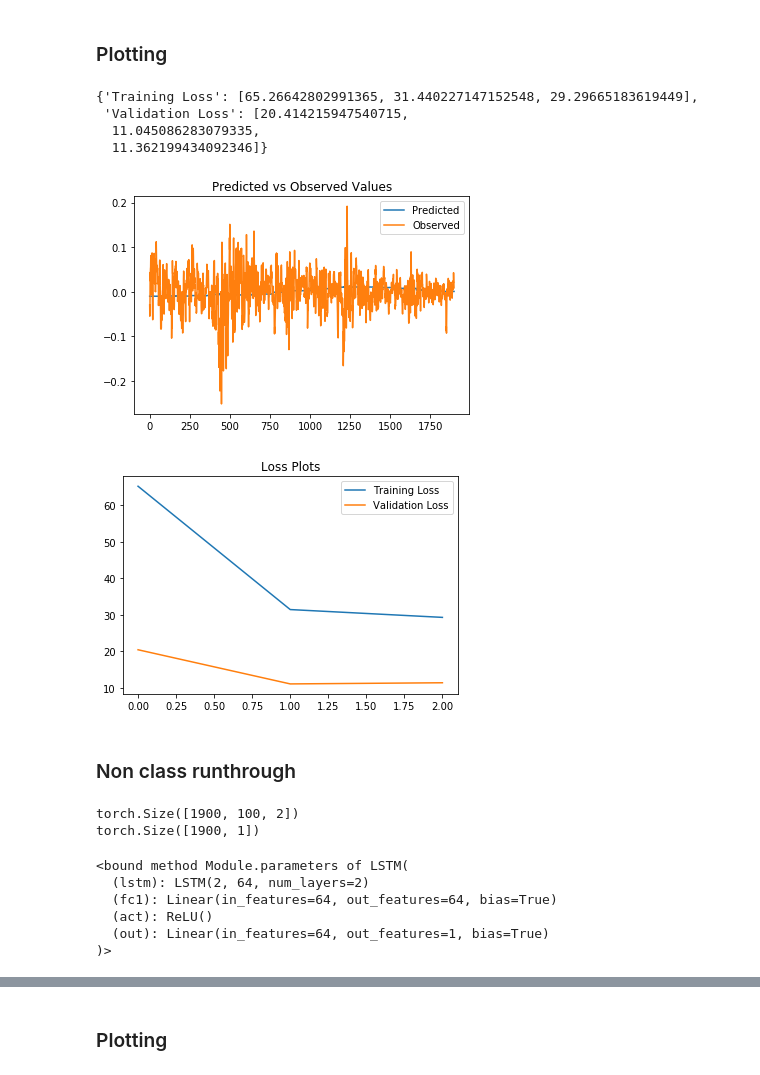
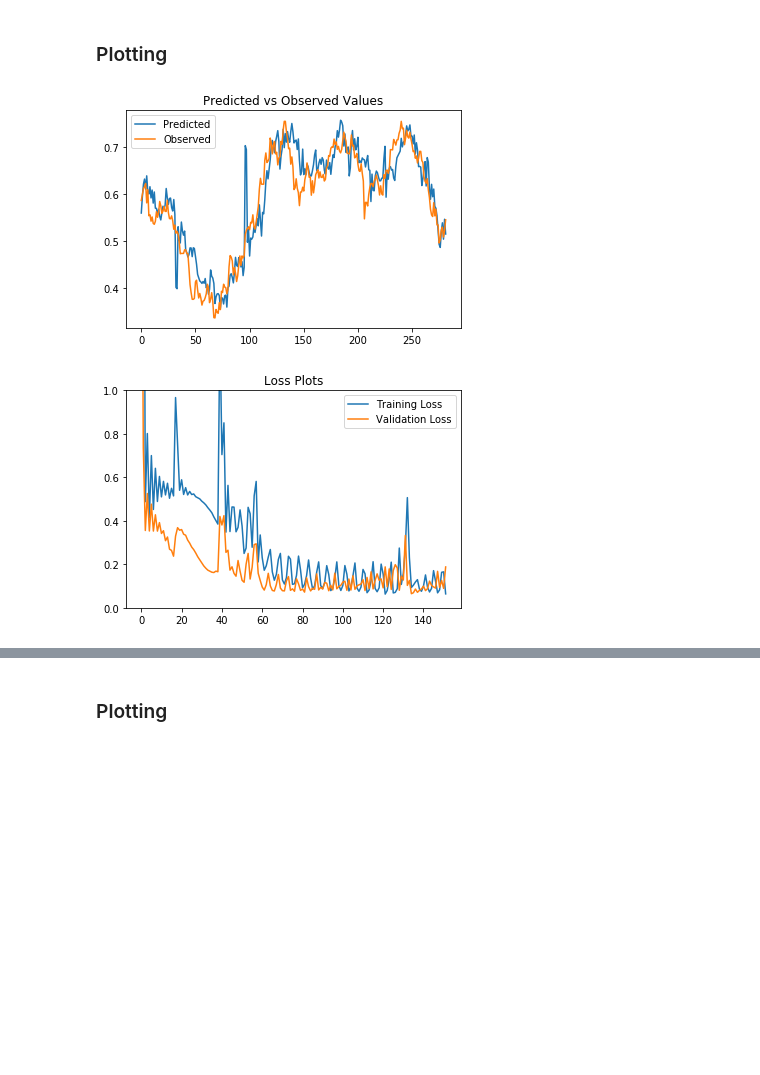
Before and after one commit to msc-acse/acse-9-independent-research-project-OliverJBoom, a Jupyter notebook: Src/LSTM.ipynb, the cells around one changed output, grey strips where cells are left out. Drawn from its saved outputs; the diff is of its cells as text; code cells hidden in the pictures; blank space fills up the shorter version.

Commit message:
Moved the chunking and normalisation out of the class. Now a working autoregressive model. Moved multi-variate preprocessing into preprocessing

```diff
--- a/Src/LSTM.ipynb
+++ b/Src/LSTM.ipynb
@@ -117,0 +181,3 @@ df_y = df_full.loc[:, df_full.columns == 'target']
+# %%
+scaled_data = scaled_data[:500, :]
+scaled_target = scaled_target[:500]
@@ -120,6 +195,9 @@ df_y = df_full.loc[:, df_full.columns == 'target']
 # %%
 # Reducing the dataset to containing a threshold
 # amount of variance
-n_dim = dimension_selector(df_X, thresh=0.95)
-df_X = dimension_reduce(df_X, n_dim)
+# n_dim = dimension_selector(df_X, thresh=0.98)
+# df_X = dimension_reduce(df_X, n_dim)
+print(data_X.shape)
+pca = PCA(n_components=2)
+pca.fit_transform(data_X)
 # %% [output]
@@ -150,13 +620,14 @@ momentum = 0.5
 weight_decay = 0
 
 # Batch Parameters
-batch_size = 128
+batch_size = 32
 test_batch_size = 1000
+# series_length = 100
 
-n_epochs = 2
+n_epochs = 5
 
 # Model Parameters
-num_features = len(df_X.columns)
-hidden_dim = 64
+num_features = data_X.shape[2]
+hidden_dim = 128
 num_layers = 2
 output_dim = 1
@@ -579,19 +659,18 @@ df_y (3333, 1)
 # %%
-# df_X = df_full.loc[:, df_full.columns != 'target']
-# df_y = df_full.loc[:, df_full.columns == 'target']
-# df_y = df_target
-
-# optimiser = torch.optim.SGD(model_test.parameters(), lr=learning_rate, momentum=momentum, weight_decay=weight_decay)
 optimiser = torch.optim.Adam(model_lstm.parameters(), learning_rate)
+# optimizer = optim.RMSprop(model_lstm.parameters(), lr=learning_rate, weight_decay=0.0)
 
 """Do I need to declare a data explicitly in the dataset"""
 learning = DeepLearning(model=model_lstm,
-                        df_X=df_X,
-                        df_y=df_y,
-                        n_epochs=3,
+                        data_X=data_X,
+                        data_y=data_y,
+                        n_epochs=2000,
                         optimiser=optimiser,
                         window_size=series_length,
-                        debug=False)
+                        debug=False,
+                        disp_freq=10,
+                        fig_disp_freq=10,
+                        device=device)
 
 # Splitting the data into the train, validation and test sets
 learning.train_val_test()
@@ -607,9 +697,2 @@ Epoch 2 MSE 29.30  Time 13.3
 # %% [markdown]
 ### Plotting
-# %%
-learning.logs
-# %% [output]
-{'Training Loss': [65.26642802991365, 31.440227147152548, 29.29665183619449],
- 'Validation Loss': [20.414215947540715,
-  11.045086283079335,
-  11.362199434092346]}
@@ -619,18 +704,17 @@ observed = learning.y_train.numpy()
 # %%
 plt.title("Predicted vs Observed Values")
 plt.plot(predicted, label="Predicted")
 plt.plot(observed, label="Observed")
 plt.legend()
 plt.show()
 
 plt.figure()
 plt.title("Loss Plots")
 plt.plot(learning.logs['Training Loss'], label="Training Loss")
 plt.plot(learning.logs['Validation Loss'], label="Validation Loss")
 plt.legend()
+plt.ylim((0,1))
 plt.show()
 # %% [output]
-[figure, old version]
+[figure, new version]
-[figure, old version]
+[figure, new version]
-# %% [markdown]
-### Non class runthrough
@@ -642,6 +720,0 @@ y_test = learning.y_test
-# %%
-print(X_train.shape)
-print(y_train.shape)
-# %% [output]
-torch.Size([1900, 100, 2])
-torch.Size([1900, 1])
@@ -654,16 +720,0 @@ train_loader = DataLoader(dset,
-# %%
-model_001= LSTM(num_features=num_features,
-             hidden_dim=hidden_dim,
-             series_length = series_length,
-             batch_size=batch_size,
-             output_dim=output_dim,
-             num_layers=num_layers)
-
-model_001.parameters
-# %% [output]
-<bound method Module.parameters of LSTM(
-  (lstm): LSTM(2, 64, num_layers=2)
-  (fc1): Linear(in_features=64, out_features=64, bias=True)
-  (act): ReLU()
-  (out): Linear(in_features=64, out_features=1, bias=True)
-)>
```
Also changed, not shown: parts of 47 cells of this notebook, 7 other files.
